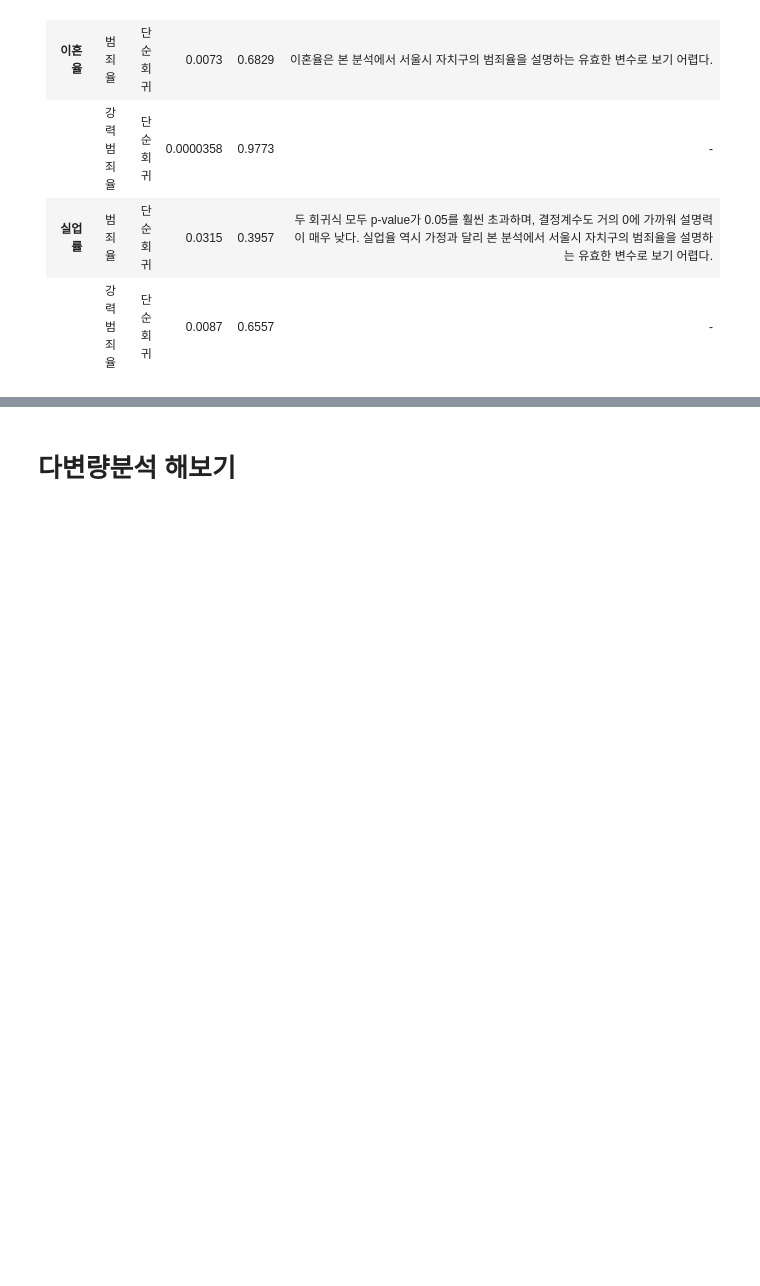
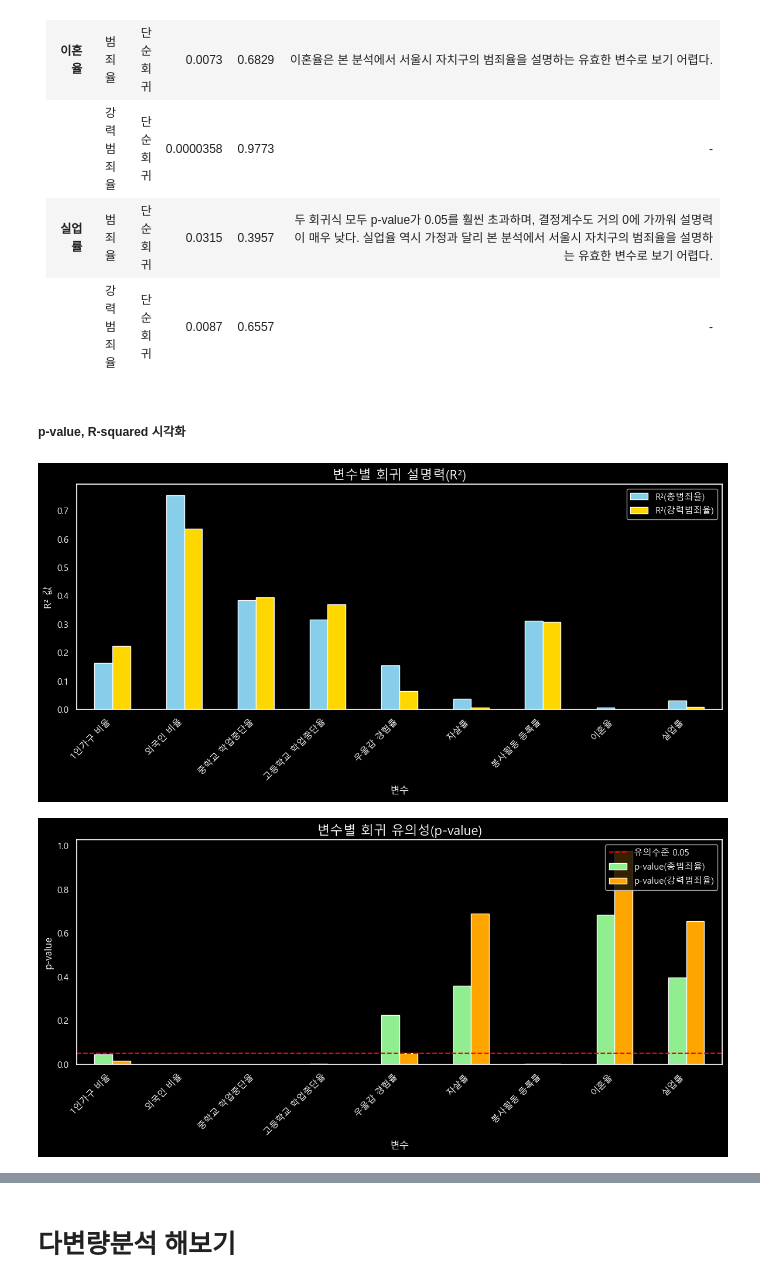
Before and after one commit to CityCrimeResearch/MidProject, a Jupyter notebook: members/조준혁/notebook/EDA.ipynb, the cells around one changed output, grey strips where cells are left out. Cells and saved outputs as stored; diff of their text form; code cells hidden in the pictures; blank space fills up the shorter version.

```diff
--- a/members/조준혁/notebook/EDA.ipynb
+++ b/members/조준혁/notebook/EDA.ipynb
@@ -480,3 +480,46 @@ p-value도 매우 높아 범죄와의 직접적인 관련성이 없는 것 같
 |  | 강력범죄율 | 단순회귀 | 0.0000358 | 0.9773 | - |
 | **실업률** | 범죄율 | 단순회귀 | 0.0315 | 0.3957 | 두 회귀식 모두 p-value가 0.05를 훨씬 초과하며, 결정계수도 거의 0에 가까워 설명력이 매우 낮다. 실업율 역시 가정과 달리 본 분석에서 서울시 자치구의 범죄율을 설명하는 유효한 변수로 보기 어렵다. |
 |  | 강력범죄율 | 단순회귀 | 0.0087 | 0.6557 | - |
+# %% [markdown]
+##### p-value, R-squared 시각화
+# %%
+PnR_data = {
+    '변수': ['1인가구 비율', '외국인 비율', '중학교 학업중단율', '고등학교 학업중단율',
+           '우울감 경험률', '자살률', '봉사활동 등록률', '이혼율', '실업률'],
+    'R²(총범죄율)': [0.1626, 0.7546, 0.3842, 0.3157, 0.1547, 0.0366, 0.3118, 0.0073, 0.0315],
+    'p-value(총범죄율)': [0.0456, 0.0001, 0.0009, 0.0034, 0.2253, 0.359, 0.0037, 0.6829, 0.3957],
+    'R²(강력범죄율)': [0.2241, 0.6365, 0.3938, 0.3689, 0.0632, 0.007, 0.3073, 0.0000358, 0.0087],
+    'p-value(강력범죄율)': [0.0168, 0.0001, 0.0007, 0.0012, 0.0517, 0.689, 0.004, 0.9773, 0.6557],
+}
+# %%
+PnR_df = pd.DataFrame(PnR_data)
+PnR_df.set_index('변수', inplace=True)
+
+# 다크테마 적용
+plt.style.use('dark_background')
+
+# 2. R² 시각화
+PnR_df[['R²(총범죄율)', 'R²(강력범죄율)']].plot(kind='bar', figsize=(12, 6), color=['skyblue', 'gold'])
+plt.title('변수별 회귀 설명력(R²)', fontsize=16, color='white')
+plt.ylabel('R² 값', color='white')
+plt.xticks(rotation=45, ha='right', color='white')
+plt.yticks(color='white')
+plt.legend(loc='upper right')
+plt.grid(False)
+plt.tight_layout()
+plt.show()
+
+# 3. p-value 시각화
+PnR_df[['p-value(총범죄율)', 'p-value(강력범죄율)']].plot(kind='bar', figsize=(12, 6), color=['lightgreen', 'orange'])
+plt.axhline(y=0.05, color='red', linestyle='--', label='유의수준 0.05')
+plt.title('변수별 회귀 유의성(p-value)', fontsize=16, color='white')
+plt.ylabel('p-value', color='white')
+plt.xticks(rotation=45, ha='right', color='white')
+plt.yticks(color='white')
+plt.legend(loc='upper right')
+plt.grid(False)
+plt.tight_layout()
+plt.show()
+# %% [output]
+[figure, added]
+[figure, added]
```
Also changed, not shown: parts of 11 cells of this notebook.
